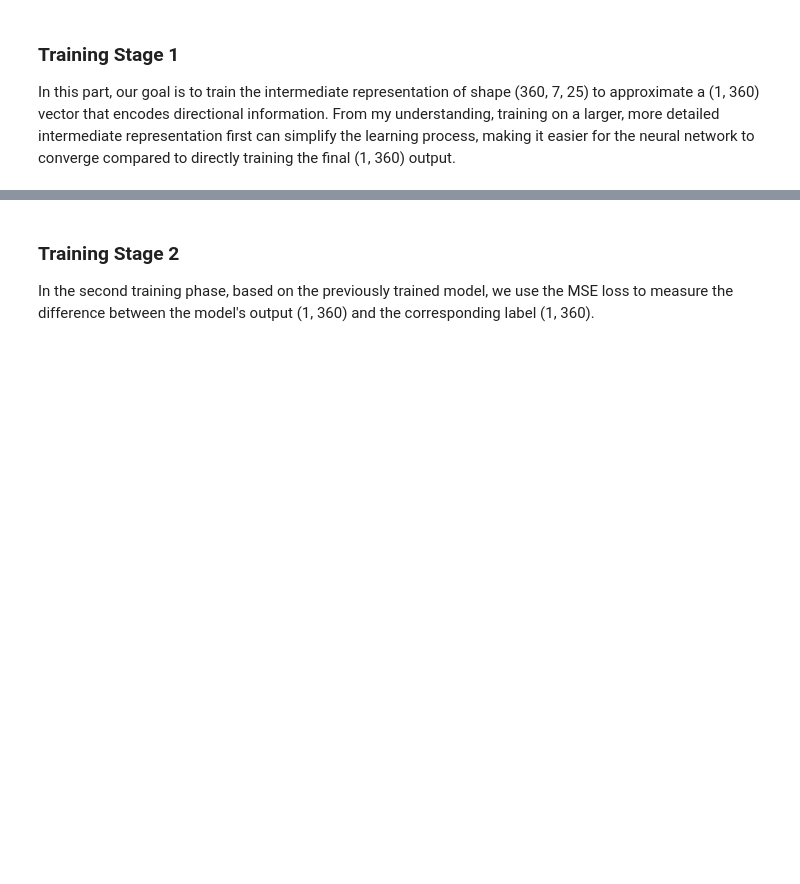
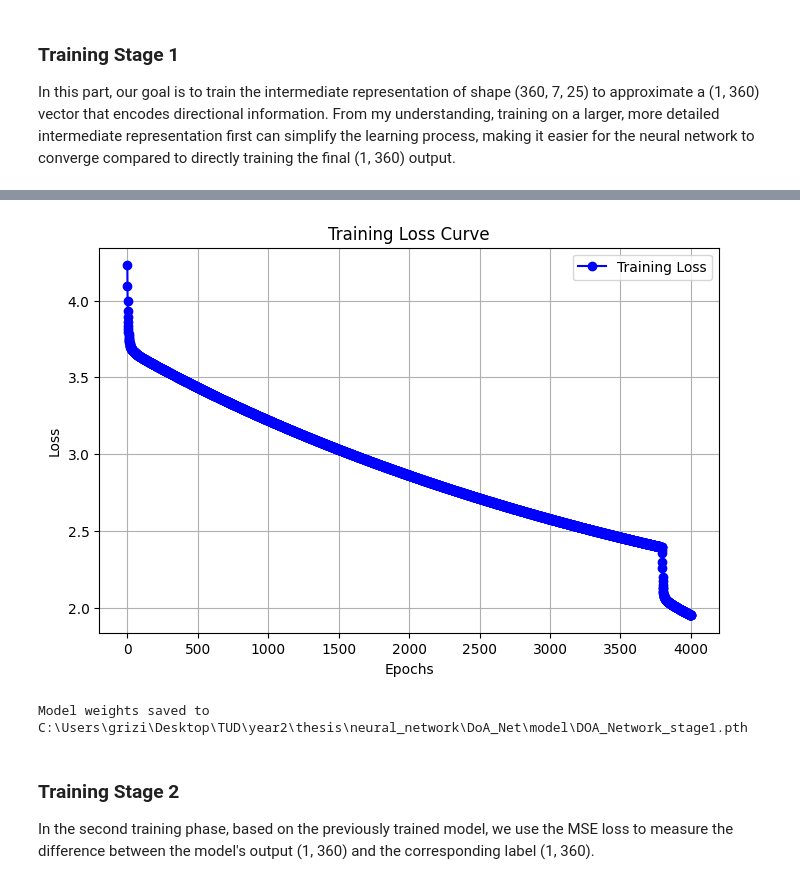
Before and after one commit to Lahm21111/SMANET_Sound_Localization_with_Microphone_Array, a Jupyter notebook: utils/resnet_32_channels.ipynb, the cells around one changed output, grey strips where cells are left out. Saved outputs shown, nothing was run; the diff lists cells and outputs as text; code cells hidden in the pictures; blank space fills up the shorter version.

Commit message:
test the feasibility of the model in the custom dataset

```diff
--- a/utils/resnet_32_channels.ipynb
+++ b/utils/resnet_32_channels.ipynb
@@ -48,7 +55,7 @@ def generate_gaussian(center, start, end, peak_value=1, sigma=1):
 
 # Generate Gaussian distribution from 1 to 11 with peak at 6
 start, end, center = 1, 31, 15
-sigma = 10  # Standard deviation
+sigma = 2  # Standard deviation
 gaussian_distribution = generate_gaussian(center, start, end, peak_value=1, sigma=sigma)
 
 gaussian_distribution
@@ -63,7 +71,5 @@ array([0.3753111 , 0.42955736, 0.48675226, 0.54607443, 0.60653066,
 # %%
-angle_label =  label_data[:,3]
-print(angle_label.shape)
-zero_matrix_train = np.zeros((len(angle_label),360))
+zero_matrix_train = np.zeros((len(angle),360))
 
 # Define the Gaussian distribution function
 def gaussian_labeling(label, num_classes=360):
@@ -87,8 +93,8 @@ encode_method = "gaussian"
 # encode the labels as a gaussian distribution
 possibility_matrix_angle = zero_matrix_train
 
-for i in range(len(angle_label)):
-    ground_truth_angle = int(angle_label[i])  # Ground truth angle
+for i in range(len(angle)):
+    ground_truth_angle = int(angle[i])  # Ground truth angle
     possibility_matrix_angle[i,:] = gaussian_labeling(ground_truth_angle, 360)
 
 
@@ -130,12 +135,12 @@ class DOA_Network(nn.Module):
         super(DOA_Network, self).__init__()
 
         # 1x7 Convolution, stride (1,3), output channels 32
-        self.conv1 = nn.Conv2d(in_channels=input_channels, out_channels=128, kernel_size=(1, 7), stride=(1, 3))
-        self.bn1 = nn.BatchNorm2d(32)
+        self.conv1 = nn.Conv2d(in_channels=input_channels, out_channels=128, kernel_size=(1, 7), stride=(1, 2))
+        self.bn1 = nn.BatchNorm2d(128)
 
         # 1x5 Convolution, stride (1,2), output channels 128
         self.conv2 = nn.Conv2d(in_channels=128, out_channels=256, kernel_size=(1, 5), stride=(1, 2))
-        self.bn2 = nn.BatchNorm2d(128)
+        self.bn2 = nn.BatchNorm2d(256)
 
         # 5 Residual Blocks
         self.res_blocks = nn.Sequential(*[ResidualBlock(256) for _ in range(5)])
@@ -145,19 +150,21 @@ class DOA_Network(nn.Module):
         self.bn3 = nn.BatchNorm2d(doa_bins)
 
         # 1x1 Convolution, output channels 500
-        self.conv4 = nn.Conv2d(in_channels=25, out_channels=500, kernel_size=(1, 1))
+        self.conv4 = nn.Conv2d(in_channels=18, out_channels=500, kernel_size=(1, 1))
         self.bn4 = nn.BatchNorm2d(500)
 
         # 7x5 Convolution, output channels 1 (Final Spatial Spectrum Output)
-        self.conv5 = nn.Conv2d(in_channels=500, out_channels=1, kernel_size=(7, 5), padding=(0, 2))
+        self.conv5 = nn.Conv2d(in_channels=500, out_channels=1, kernel_size=(15, 5), padding=(0, 2))
 
     def forward(self, x):
         # Initial convolutions
         x = F.relu(self.bn1(self.conv1(x)))
         x = F.relu(self.bn2(self.conv2(x)))
 
+
         # Residual blocks
         x = self.res_blocks(x)
+
 
         # 1x1 Convolution to DOA bins
         x = F.relu(self.bn3(self.conv3(x)))
@@ -180,7 +187,7 @@ class DOA_Network(nn.Module):
 if __name__ == "__main__":
     # Define input dimensions (Batch, Channels, Time, Frequency)
     batch_size = 4
-    input_tensor = torch.randn(batch_size, 8, 7, 168)  # (B, C, T, F)
+    input_tensor = torch.randn(batch_size, 64, 15, 84)  # (B, C, T, F)
 
     model = DOA_Network()
     output,xx = model(input_tensor)
@@ -253,6 +260,7 @@ In this part, our goal is to train the intermediate representation of shape (360
 # %%
 import torch.optim as optim
 from torch.utils.data import DataLoader, Dataset
+import matplotlib.pyplot as plt
 
 class CustomDataset(Dataset):
     def __init__(self, data, labels):
@@ -268,6 +276,8 @@ class CustomDataset(Dataset):
 # Training function
 def train_model(model, train_loader, criterion, optimizer, num_epochs=10):
     model.train()
+    loss_history = []  # Store loss for each epoch
+
     for epoch in range(num_epochs):
         total_loss = 0
         index = 0
@@ -282,7 +292,19 @@ def train_model(model, train_loader, criterion, optimizer, num_epochs=10):
             total_loss += loss.item()
             index += 1
             print(f"Epoch : {epoch}, set : {index+1}/{len(train_loader)}, loss : {loss}")
-        print(f"Epoch [{epoch+1}/{num_epochs}], Loss: {total_loss / len(train_loader):.4f}")
+        avg_loss = total_loss / len(train_loader)
+        loss_history.append(avg_loss)
+        print(f"Epoch [{epoch+1}/{num_epochs}], Loss: {avg_loss:.4f}")
+
+    # Plot training curve
+    plt.figure(figsize=(8, 5))
+    plt.plot(range(1, num_epochs + 1), loss_history, marker='o', linestyle='-', color='b', label='Training Loss')
+    plt.xlabel('Epochs')
+    plt.ylabel('Loss')
+    plt.title('Training Loss Curve')
+    plt.legend()
+    plt.grid()
+    plt.show()
 
 # Prediction function
 def predict(model, input_tensor, device):
@@ -341,3 +363,5 @@ Model weights saved to C:\Users\grizi\Desktop\TUD\year2\thesis\neural_network\Do
+[figure, added]
+Model weights saved to C:\Users\grizi\Desktop\TUD\year2\thesis\neural_network\DoA_Net\model\DOA_Network_stage1.pth
 # %% [markdown]
 ### Training Stage 2
 
```
Also changed, not shown: parts of 7 cells of this notebook, 2 other files.
